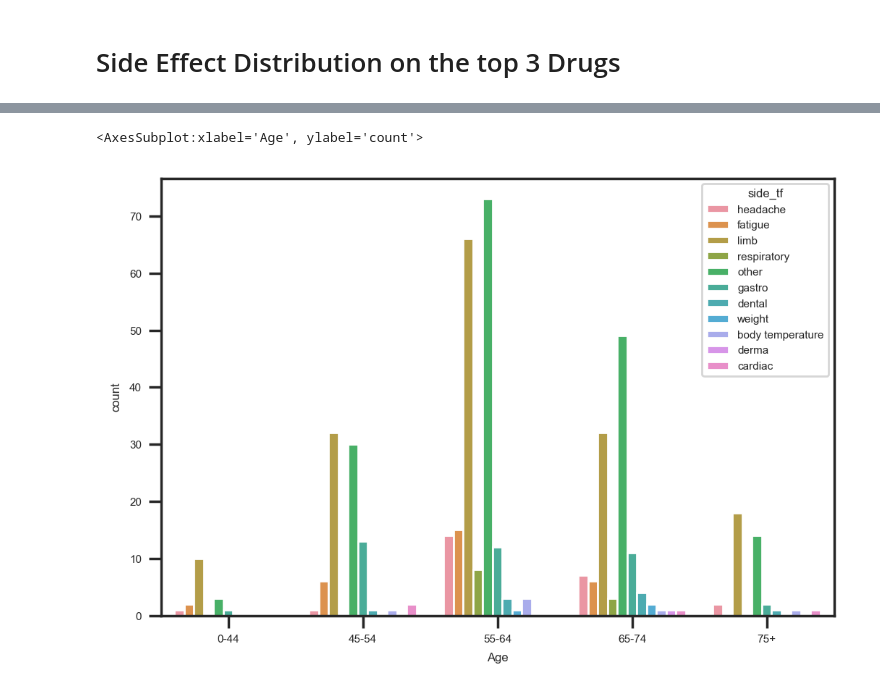
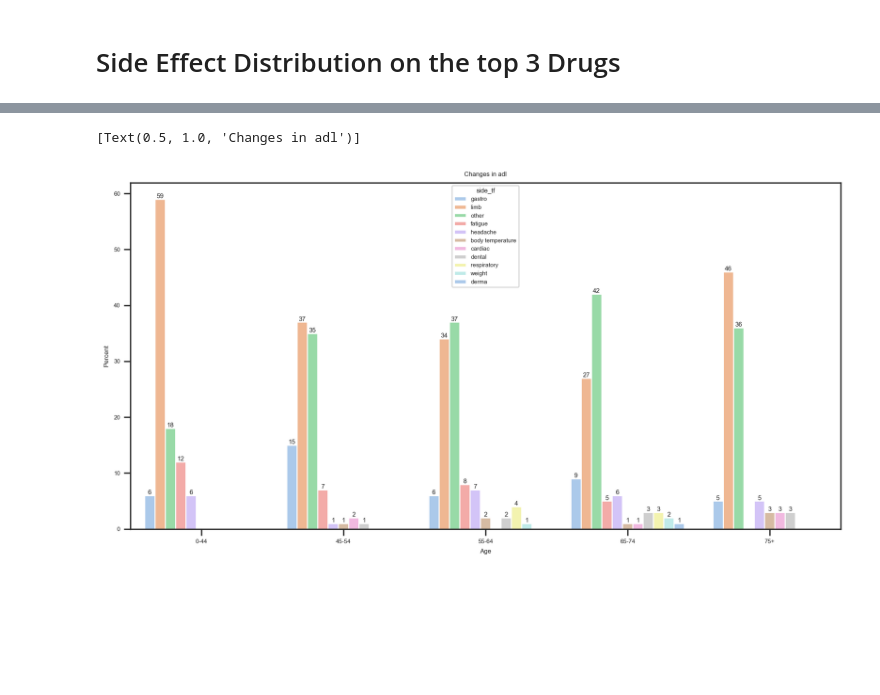
Before and after one commit to woonsupkim/DrugReview, a Jupyter notebook: Woon_after_Classification.ipynb, the cells around one changed output, grey strips where cells are left out. Saved outputs shown, nothing was run; the diff lists cells and outputs as text; code cells hidden in the pictures; blank space fills up the shorter version.

```diff
--- a/Woon_after_Classification.ipynb
+++ b/Woon_after_Classification.ipynb
@@ -618,5 +652,30 @@ df_actonel  = df_side_effects.loc[df_side_effects['Drug'].str.contains("actonel"
+# %%
+sum = []
+for age in df_reclast2['Age']:
+    if age == "":
+        sum.append(4)
+    elif age == '0-44':
+        sum.append(17)
+    elif age == '45-54':
+        sum.append(86)
+    elif age == '55-64':
+        sum.append(195)
+    elif age == '65-74':
+        sum.append(117)
+    elif age == '75+':
+        sum.append(39)
+# %%
+df_reclast2['Sum'] = sum
+df_reclast2['Percent'] = round(df_reclast2['Drug']/df_reclast2['Sum']*100,0)
+df_reclast2
 # %%
-sns.countplot(x = 'Age', hue = 'side_tf', data = df_reclast, order=["0-44", "45-54", "55-64", "65-74", "75+"])
+sns.set_style('ticks')
+fig, ax = plt.subplots()
+fig.set_size_inches(12,6)
+ax = sns.barplot(x='Age', y='Percent', hue = 'side_tf', data = df_reclast2, palette = 'pastel', order = ["0-44", "45-54", "55-64", "65-74", "75+"])
+for container in ax.containers:
+    ax.bar_label(container)
+ax.set(title='Changes in adl')
 # %% [output]
-<AxesSubplot:xlabel='Age', ylabel='count'>
+[Text(0.5, 1.0, 'Changes in adl')]
-[figure, old version]
+[figure, new version]
```
Also changed, not shown: parts of 7 cells of this notebook.
